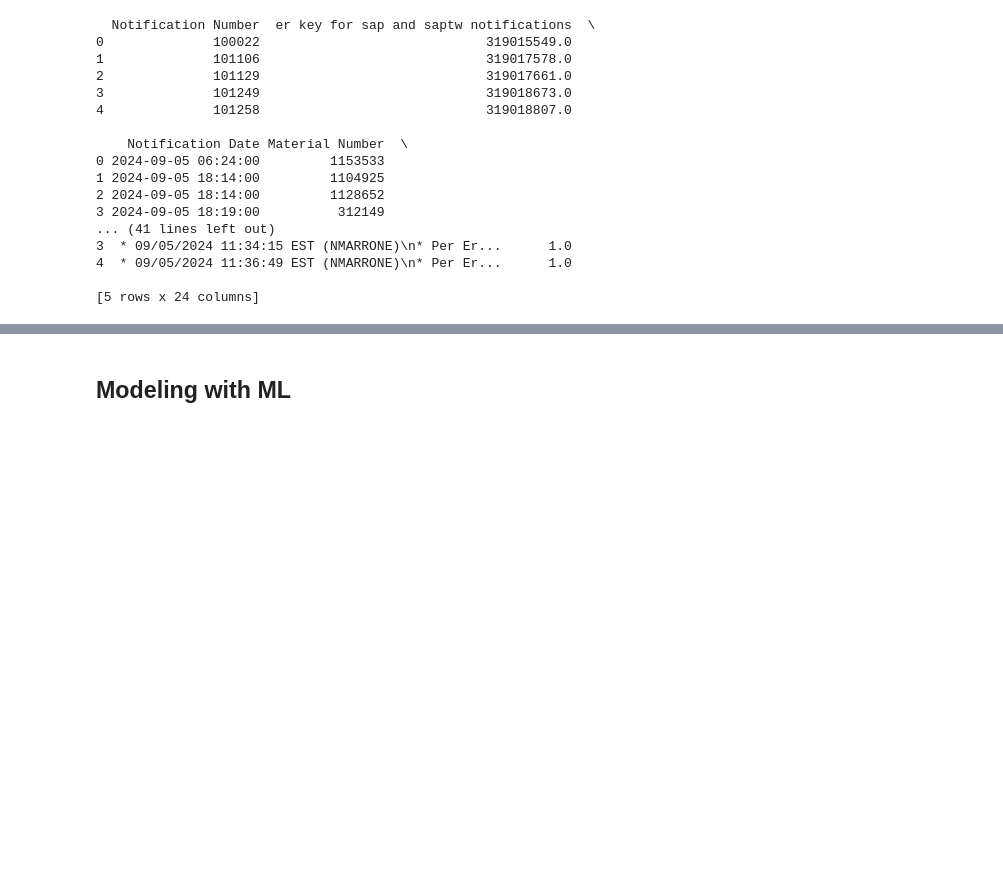
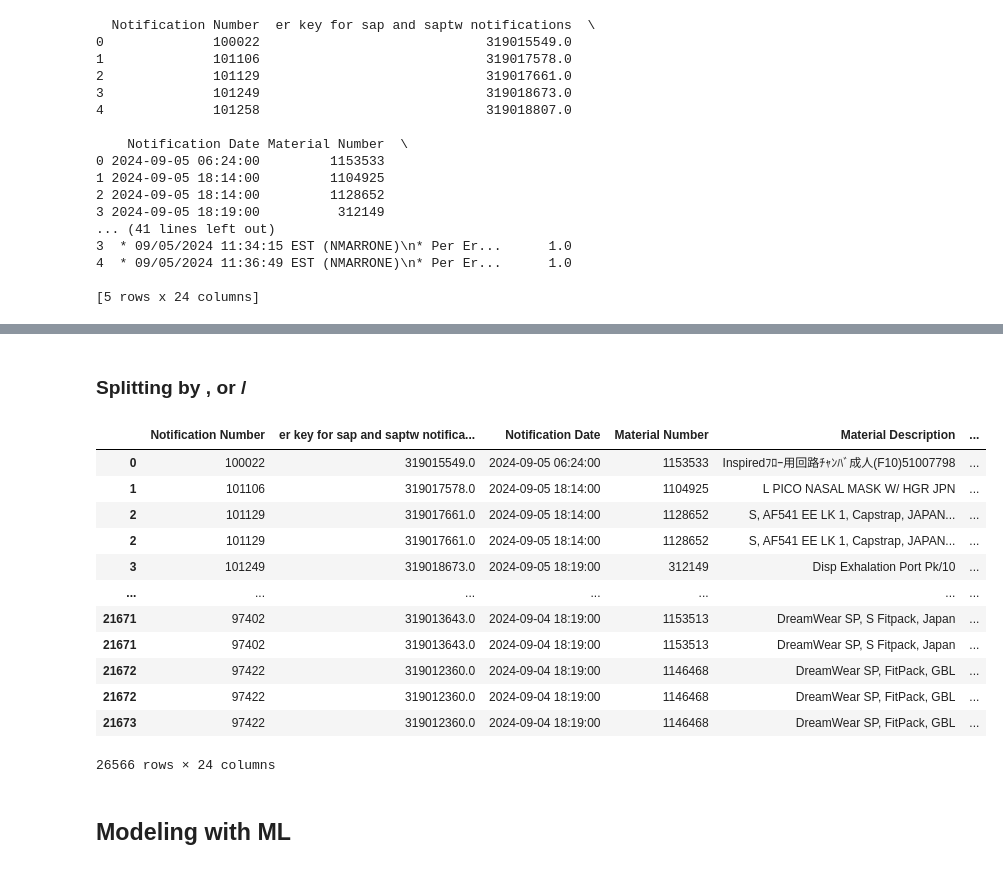
Before and after one commit to michellechang02/philips-complaints, a Jupyter notebook: complaints.ipynb, the cells around one changed output, grey strips where cells are left out. Cells and saved outputs as stored; diff of their text form; code cells hidden in the pictures; blank space fills up the shorter version.

```diff
--- a/complaints.ipynb
+++ b/complaints.ipynb
@@ -152,3 +211,30 @@ Sentiments:
+# %% [markdown]
+### Splitting by , or /
+# %%
+# Step 1: Split 'SAP Damage Code Text' by ',' and '/' into lists
+complaints_df['SAP Damage Code Text'] = complaints_df['SAP Damage Code Text'].str.split(r'[,/]')
+
+# Step 2: Use explode() to expand the lists into individual rows
+complaints_df = complaints_df.explode('SAP Damage Code Text')
+
+# Step 3: Strip any leading or trailing whitespace from the expanded values
+complaints_df['SAP Damage Code Text'] = complaints_df['SAP Damage Code Text'].str.strip()
+
+complaints_df
+# %% [output]
+|  | Notification Number | er key for sap and saptw notifica... | Notification Date | Material Number | Material Description | ... |
+| 0 | 100022 | 319015549.0 | 2024-09-05 06:24:00 | 1153533 | Inspiredﾌﾛｰ用回路ﾁｬﾝﾊﾞ成人(F10)51007798 | ... |
+| 1 | 101106 | 319017578.0 | 2024-09-05 18:14:00 | 1104925 | L PICO NASAL MASK W/ HGR JPN | ... |
+| 2 | 101129 | 319017661.0 | 2024-09-05 18:14:00 | 1128652 | S, AF541 EE LK 1, Capstrap, JAPAN... | ... |
+| 2 | 101129 | 319017661.0 | 2024-09-05 18:14:00 | 1128652 | S, AF541 EE LK 1, Capstrap, JAPAN... | ... |
+| 3 | 101249 | 319018673.0 | 2024-09-05 18:19:00 | 312149 | Disp Exhalation Port Pk/10 | ... |
+| ... | ... | ... | ... | ... | ... | ... |
+| 21671 | 97402 | 319013643.0 | 2024-09-04 18:19:00 | 1153513 | DreamWear SP, S Fitpack, Japan | ... |
+| 21671 | 97402 | 319013643.0 | 2024-09-04 18:19:00 | 1153513 | DreamWear SP, S Fitpack, Japan | ... |
+| 21672 | 97422 | 319012360.0 | 2024-09-04 18:19:00 | 1146468 | DreamWear SP, FitPack, GBL | ... |
+| 21672 | 97422 | 319012360.0 | 2024-09-04 18:19:00 | 1146468 | DreamWear SP, FitPack, GBL | ... |
+| 21673 | 97422 | 319012360.0 | 2024-09-04 18:19:00 | 1146468 | DreamWear SP, FitPack, GBL | ... |
+26566 rows × 24 columns
 # %% [markdown]
 ## Modeling with ML
 # %% [markdown]
```
Also changed, not shown: parts of 3 cells of this notebook.
